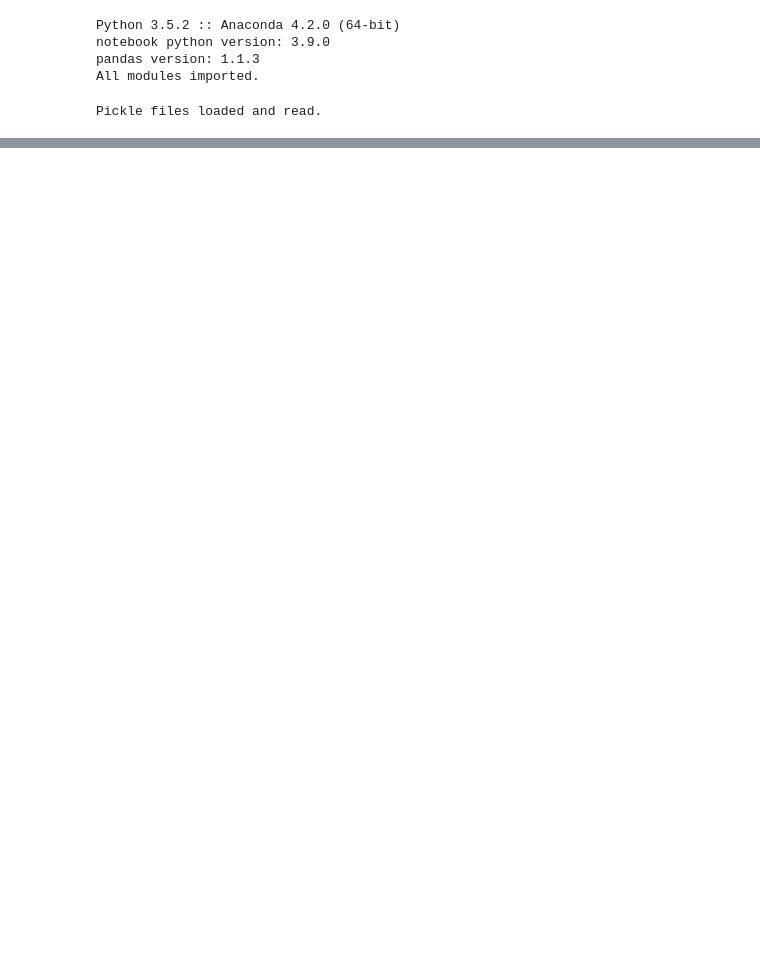
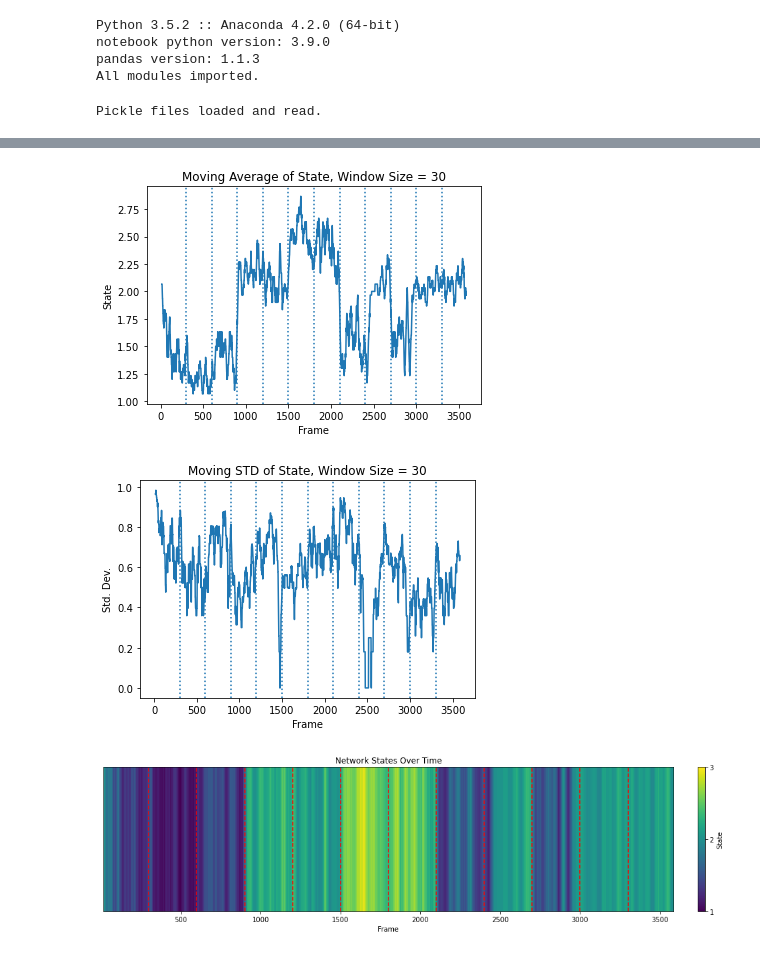
Before and after one commit to ianzyong/network-states, a Jupyter notebook: notebooks/HUP116_configuration.ipynb, the cells around one changed output, grey strips where cells are left out. Saved outputs shown, nothing was run; the diff lists cells and outputs as text; code cells hidden in the pictures; blank space fills up the shorter version.

Commit message:
moving average

```diff
--- a/notebooks/HUP116_configuration.ipynb
+++ b/notebooks/HUP116_configuration.ipynb
@@ -143,0 +159,45 @@ plt.show()
+# %%
+# calculate a moving average and std
+window_size = 30;
+half_window = int(window_size/2)
+for k in range(half_window,config_comm.shape[1]-half_window):
+    if k == half_window:
+        state_avg = np.mean(config_comm[0][k-half_window:k+half_window]);
+        state_std = np.std(config_comm[0][k-half_window:k+half_window]);
+    else:
+        state_avg = np.append(state_avg,np.mean(config_comm[0][k-half_window:k+half_window]))
+        state_std = np.append(state_std,np.std(config_comm[0][k-half_window:k+half_window]))
+
+# plot moving average and std
+plt.plot(range(half_window,config_comm.shape[1]-half_window),state_avg)
+plt.title("Moving Average of State, Window Size = {}".format(window_size))
+plt.xlabel("Frame")
+plt.ylabel("State")
+for k in range(sample_length,config_comm[0].shape[0],sample_length):
+    plt.axvline(x=k, ls=':')
+plt.show()
+
+plt.plot(range(half_window,config_comm.shape[1]-half_window),state_std)
+plt.title("Moving STD of State, Window Size = {}".format(window_size))
+plt.xlabel("Frame")
+plt.ylabel("Std. Dev.")
+for k in range(sample_length,config_comm[0].shape[0],sample_length):
+    plt.axvline(x=k, ls=':')
+plt.show()
+
+# plot states over time
+fig=plt.figure(figsize=(16,16))
+plt.imshow(np.reshape(state_avg,(1,-1)), extent=[half_window, config_comm.shape[1]-half_window, 0, config_comm[0].shape[0]/4])
+plt.title("Network States Over Time")
+plt.xlabel("Frame")
+ax = plt.gca()
+clb = fig.colorbar(pos, ax=ax, fraction=0.012, pad=0.04, ticks=[1,2,3])
+clb.set_label('State')
+ax.axes.yaxis.set_visible(False)
+for k in range(sample_length,config_comm[0].shape[0],sample_length):
+    plt.axvline(x=k, ls='--', color='red')
+plt.show()
+# %% [output]
+[figure, added]
+[figure, added]
+[figure, added]
```
Also changed, not shown: parts of 5 cells of this notebook.
